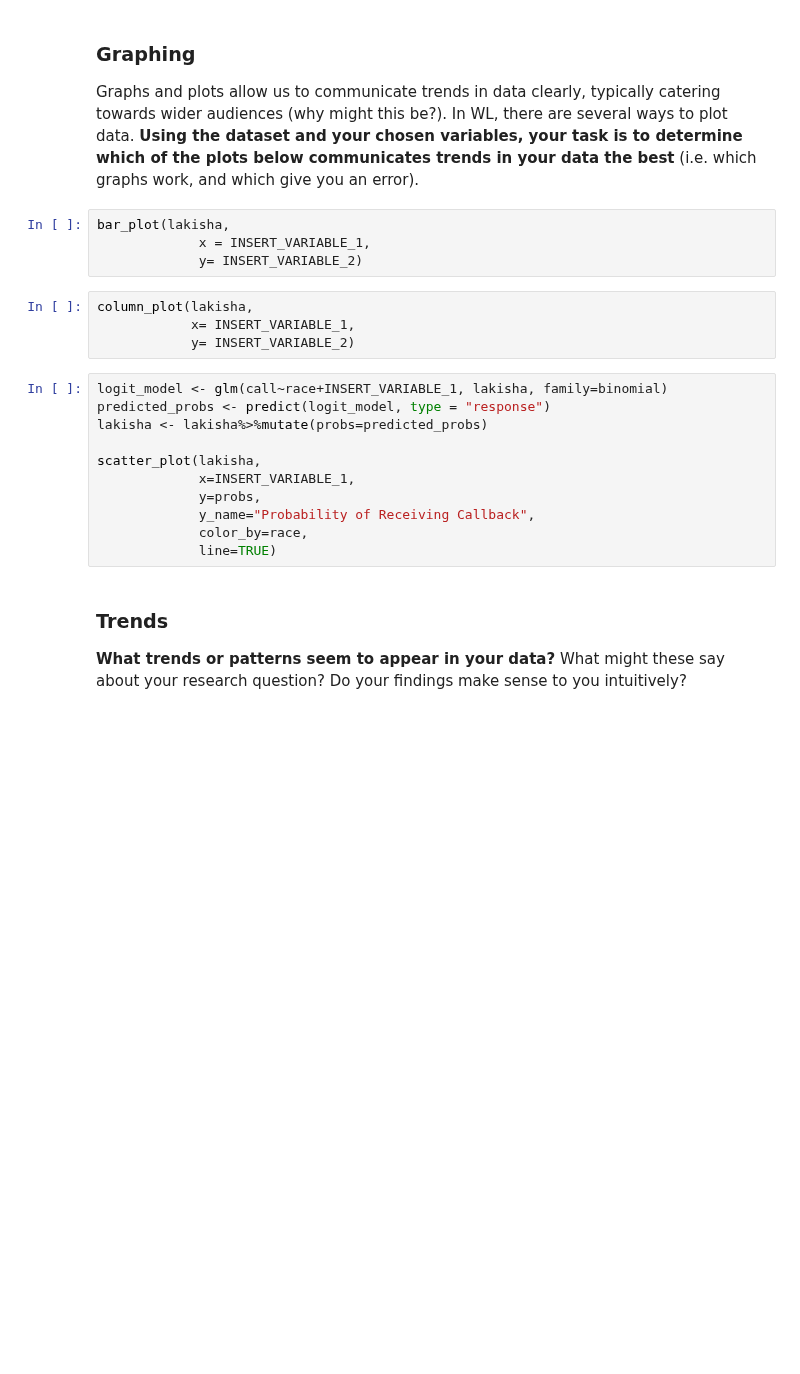
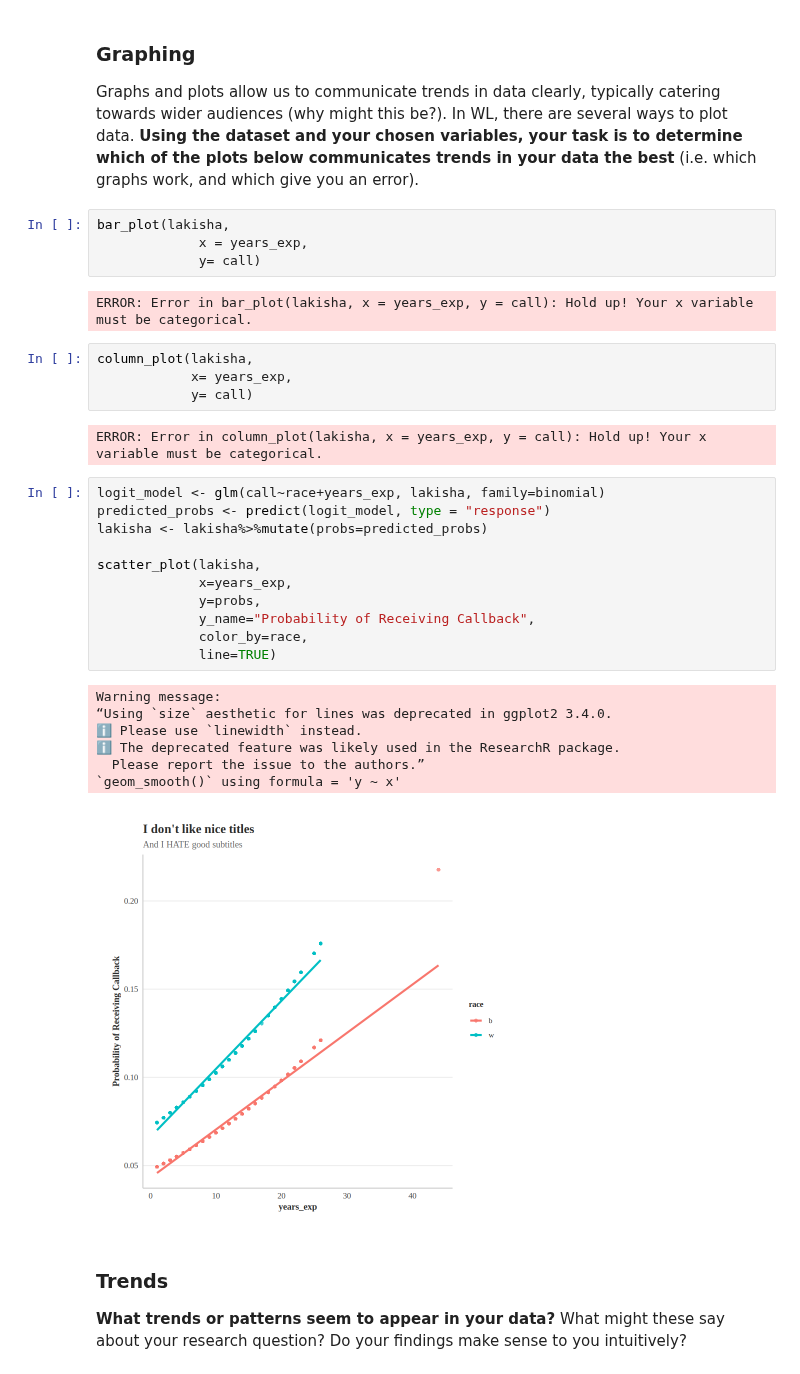
Before and after one commit to stella2027-sys/Unit0, a Jupyter notebook: ApResearchCT_SS.ipynb, the cells around one changed output. Cells and saved outputs as stored; diff of their text form; blank space fills up the shorter version.

```diff
--- a/ApResearchCT_SS.ipynb
+++ b/ApResearchCT_SS.ipynb
@@ -158,23 +159,35 @@ Before visualizing anything, lets first identify what variables we'd like to use
 Graphs and plots allow us to communicate trends in data clearly, typically catering towards wider audiences (why might this be?). In WL, there are several ways to plot data. **Using the dataset and your chosen variables, your task is to determine which of the plots below communicates trends in your data the best** (i.e. which graphs work, and which give you an error).
 # %%
 bar_plot(lakisha,
-             x = INSERT_VARIABLE_1,
-             y= INSERT_VARIABLE_2)
+             x = years_exp,
+             y= call)
+# %% [output]
+ERROR: Error in bar_plot(lakisha, x = years_exp, y = call): Hold up! Your x variable must be categorical.
 # %%
 column_plot(lakisha,
-            x= INSERT_VARIABLE_1,
-            y= INSERT_VARIABLE_2)
+            x= years_exp,
+            y= call)
+# %% [output]
+ERROR: Error in column_plot(lakisha, x = years_exp, y = call): Hold up! Your x variable must be categorical.
 # %%
-logit_model <- glm(call~race+INSERT_VARIABLE_1, lakisha, family=binomial)
+logit_model <- glm(call~race+years_exp, lakisha, family=binomial)
 predicted_probs <- predict(logit_model, type = "response")
 lakisha <- lakisha%>%mutate(probs=predicted_probs)
 
 scatter_plot(lakisha,
-             x=INSERT_VARIABLE_1,
+             x=years_exp,
              y=probs,
              y_name="Probability of Receiving Callback",
              color_by=race,
              line=TRUE)
+# %% [output]
+Warning message:
+“Using `size` aesthetic for lines was deprecated in ggplot2 3.4.0.
+ℹ Please use `linewidth` instead.
+ℹ The deprecated feature was likely used in the ResearchR package.
+  Please report the issue to the authors.”
+`geom_smooth()` using formula = 'y ~ x'
+[figure, added]
 # %% [markdown]
 ### Trends
 
```
Also changed, not shown: parts of 11 cells of this notebook.
